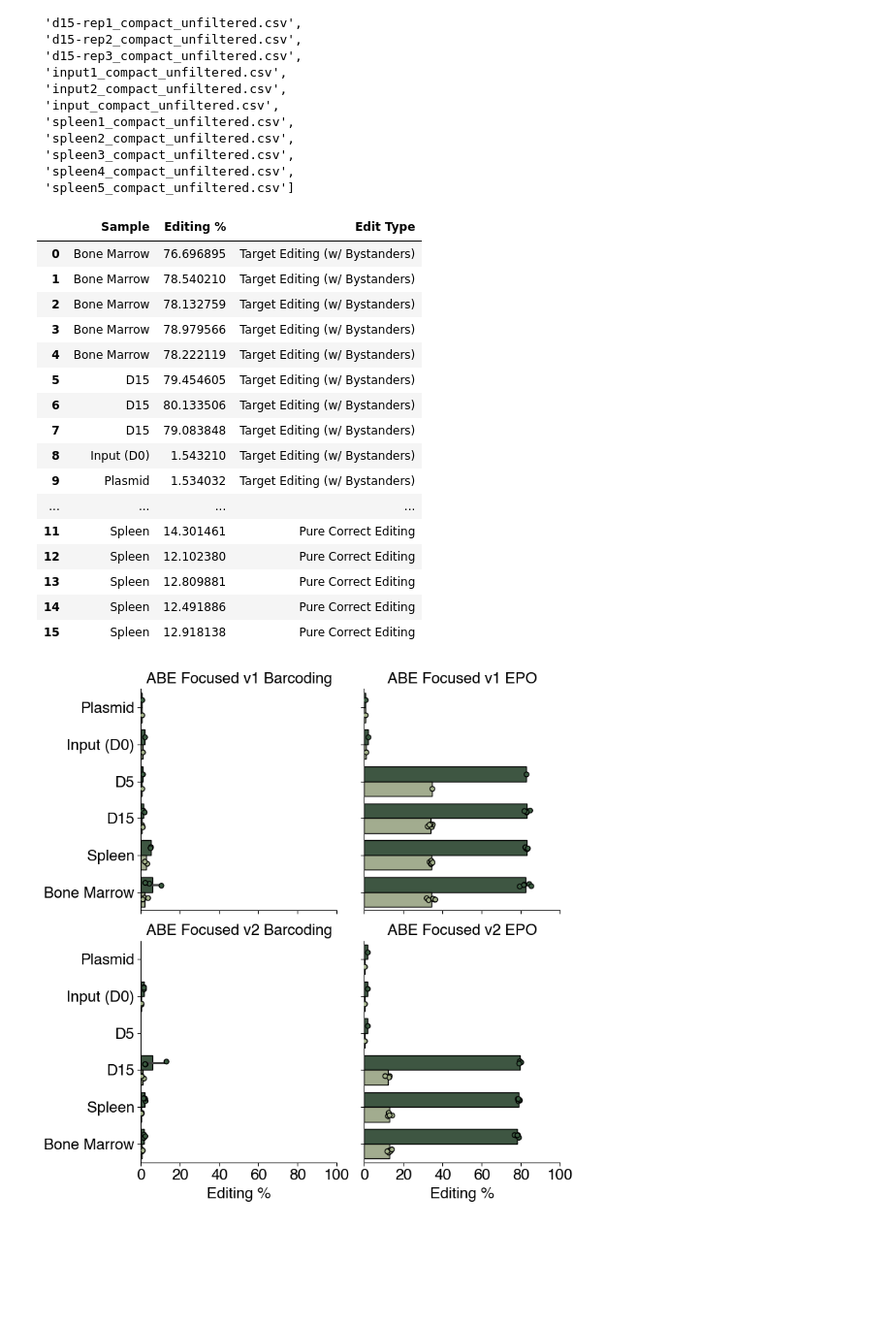
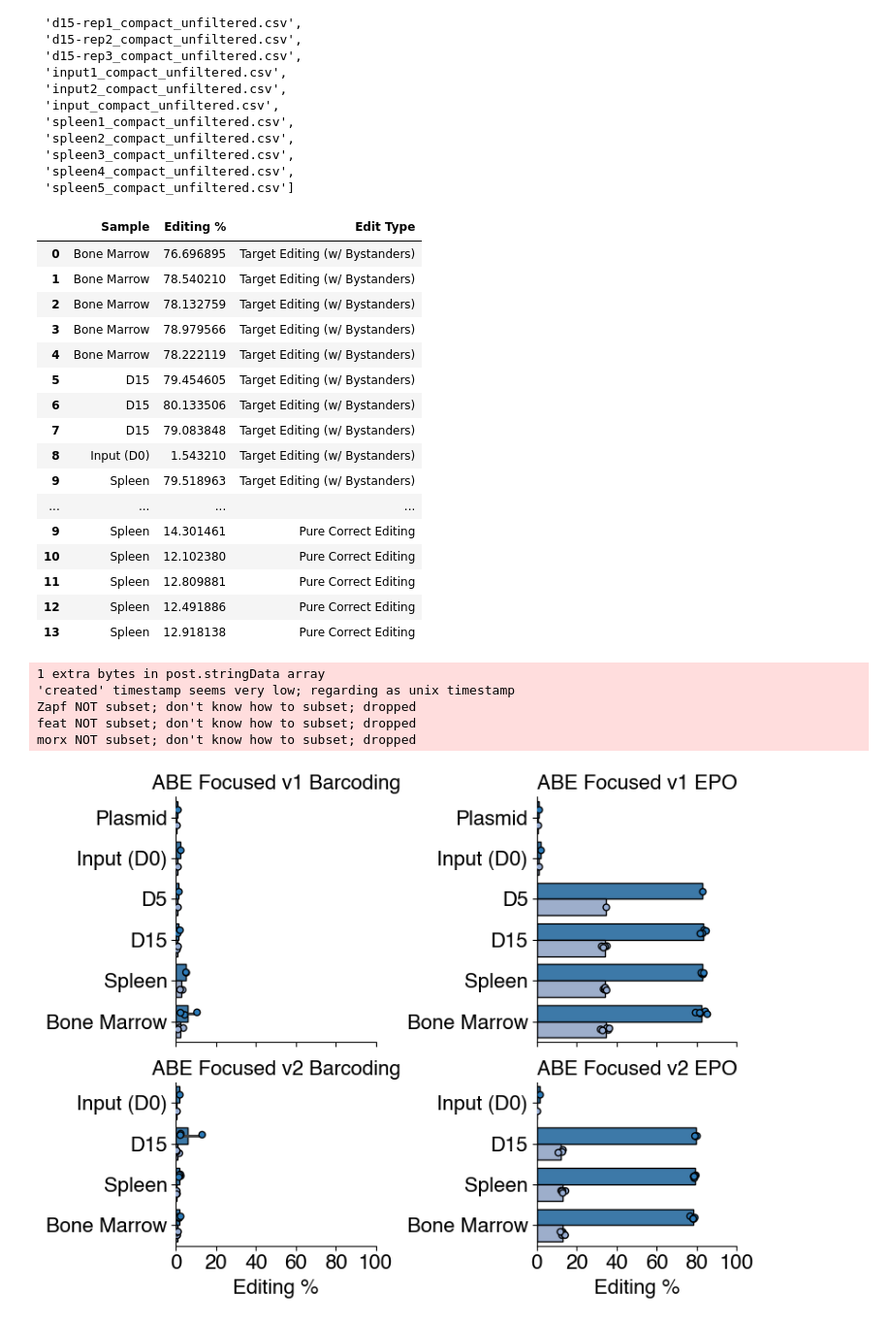
Before and after one commit to kexindon/B-ALL-in-vivo-base-editing, a Jupyter notebook: supplemental_focused_qc.ipynb, the cells around one changed output. Shown at 97% size. Drawn from its saved outputs; the diff is of its cells as text; code cells hidden in the pictures; blank space fills up the shorter version.

Commit message:
updated supplemental figure generation

```diff
--- a/supplemental_focused_qc.ipynb
+++ b/supplemental_focused_qc.ipynb
@@ -23,6 +23,10 @@ ABE_EPO_v2_RAW = sorted(os.listdir(f'{fp2}/ABE_EPO'))
 #set filters for minimum number of sensor reads
 min_sensor_reads = 50
 name_dict = { 'spleen':'Spleen', 'bm':'Bone Marrow', 'd5':'D5', 'd15':'D15', 'lib':'Plasmid', 'input':'Input (D0)'}
+
+blues  = sns.color_palette('Blues').as_hex()
+teals  = sns.color_palette('BuPu').as_hex()
+edit_palette = [blues[4], teals[2]]
 # %%
 FOCUSED = pd.read_csv(BASE + 'MBESv2_focused.csv')
 ABE = FOCUSED[(FOCUSED['Editor']=='ABE') & (FOCUSED['classification']=='targeting guide')]
@@ -74,9 +78,9 @@ t = []
 corr = []
 name = []
 
-# bm1-5, d15 1-3, input1/2/input, spleen1/2/4/5 (no spleen3)
-ABE_BC_v2_RAW_USED = [ABE_BC_v2_RAW[i] for i in [0,1,2,3,4, 5,6,7, 8,9,10, 11,12,13,14]]
-list_samples = ['bm']*5+['d15']*3+['input']*3+['spleen']*4
+# bm1-5, d15 1-3, input only (no input1/input2), spleen1/2/4/5 (no spleen3)
+ABE_BC_v2_RAW_USED = [ABE_BC_v2_RAW[i] for i in [0,1,2,3,4, 5,6,7, 10, 11,12,13,14]]
+list_samples = ['bm']*5+['d15']*3+['input']+['spleen']*4
 
 for i in ABE_BC_v2_RAW_USED:
     g = pd.read_csv(f'{fp2}/ABE_BC/{i}').rename(columns = {'Guide_ID':'gRNA_id'})
@@ -214,13 +216,16 @@ t = []
 corr = []
 name = []
 
-for i in ABE_EPO_v2_RAW:
+# bm1-5, d15 1-3, input only (no input1/input2), spleen1-5
+ABE_EPO_v2_RAW_USED = [ABE_EPO_v2_RAW[i] for i in [0,1,2,3,4, 5,6,7, 10, 11,12,13,14,15]]
+list_samples = ['bm']*5+['d15']*3+['input']+['spleen']*5
+
+for i in ABE_EPO_v2_RAW_USED:
     g = pd.read_csv(f'{fp2}/ABE_EPO/{i}').rename(columns = {'Guide_ID':'gRNA_id'})
     g2 = pd.merge(g, ABE, on='gRNA_id')
     g2 = g2[g2['Reads_aligned_all_amplicons']>=min_sensor_reads]
     t.append(np.average(g2['target_base_edit_perc']))
     corr.append(np.average(g2['corr_perc']))
-list_samples = ['bm']*5+['d15']*3+['input','lib','d5']+['spleen']*5
 # %%
 ABE_EPO_v2_RAW
 # %% [output]
@@ -261,55 +266,63 @@ ABE_EPO_EDITING_V2
 | 6 | D15 | 80.133506 | Target Editing (w/ Bystanders) |
 | 7 | D15 | 79.083848 | Target Editing (w/ Bystanders) |
 | 8 | Input (D0) | 1.543210 | Target Editing (w/ Bystanders) |
-| 9 | Plasmid | 1.534032 | Target Editing (w/ Bystanders) |
+| 9 | Spleen | 79.518963 | Target Editing (w/ Bystanders) |
 | ... | ... | ... | ... |
-| 11 | Spleen | 14.301461 | Pure Correct Editing |
-| 12 | Spleen | 12.102380 | Pure Correct Editing |
-| 13 | Spleen | 12.809881 | Pure Correct Editing |
-| 14 | Spleen | 12.491886 | Pure Correct Editing |
-| 15 | Spleen | 12.918138 | Pure Correct Editing |
+| 9 | Spleen | 14.301461 | Pure Correct Editing |
+| 10 | Spleen | 12.102380 | Pure Correct Editing |
+| 11 | Spleen | 12.809881 | Pure Correct Editing |
+| 12 | Spleen | 12.491886 | Pure Correct Editing |
+| 13 | Spleen | 12.918138 | Pure Correct Editing |
 # %%
-fig, ax = plt.subplots(2,2, figsize=(8,8), sharey=True, sharex=True)
-order = ['Plasmid', 'Input (D0)', 'D5', 'D15', 'Spleen', 'Bone Marrow']
+fig, ax = plt.subplots(2,2, figsize=(8,6), sharey=False, sharex=True,
+                        gridspec_kw={'height_ratios': [6, 4]})
+order_v1 = ['Plasmid', 'Input (D0)', 'D5', 'D15', 'Spleen', 'Bone Marrow']
+order_v2 = ['Input (D0)', 'D15', 'Spleen', 'Bone Marrow']
 
-sns.barplot(data = ABE_BC_EDITING, y='Sample', x='Editing %', hue='Edit Type', ax=ax[0][0], edgecolor='black', linewidth=1, palette = ['#3a5a40', '#a3b18a'], order=order)
-sns.barplot(data = ABE_EPO_EDITING, y='Sample', x='Editing %', hue='Edit Type', ax=ax[0][1], edgecolor='black', linewidth=1, palette = ['#3a5a40', '#a3b18a'],order=order)
-sns.barplot(data = ABE_BC_EDITING_V2, y='Sample', x='Editing %', hue='Edit Type', ax=ax[1][0], edgecolor='black', linewidth=1, palette = ['#3a5a40', '#a3b18a'], order=order)
-sns.barplot(data = ABE_EPO_EDITING_V2, y='Sample', x='Editing %', hue='Edit Type', ax=ax[1][1], edgecolor='black', linewidth=1, palette = ['#3a5a40', '#a3b18a'],order=order)
+sns.barplot(data = ABE_BC_EDITING, y='Sample', x='Editing %', hue='Edit Type', ax=ax[0][0], edgecolor='black', linewidth=1, palette = edit_palette, order=order_v1)
+sns.barplot(data = ABE_EPO_EDITING, y='Sample', x='Editing %', hue='Edit Type', ax=ax[0][1], edgecolor='black', linewidth=1, palette = edit_palette, order=order_v1)
+sns.barplot(data = ABE_BC_EDITING_V2, y='Sample', x='Editing %', hue='Edit Type', ax=ax[1][0], edgecolor='black', linewidth=1, palette = edit_palette, order=order_v2)
+sns.barplot(data = ABE_EPO_EDITING_V2, y='Sample', x='Editing %', hue='Edit Type', ax=ax[1][1], edgecolor='black', linewidth=1, palette = edit_palette, order=order_v2)
 
-sns.stripplot(data = ABE_BC_EDITING, y='Sample', x='Editing %', hue='Edit Type', ax=ax[0][0], edgecolor='black', linewidth=1, palette = ['#3a5a40', '#a3b18a'], order=order, dodge=True, s=5)
-sns.stripplot(data = ABE_EPO_EDITING, y='Sample', x='Editing %', hue='Edit Type', ax=ax[0][1], edgecolor='black', linewidth=1, palette = ['#3a5a40', '#a3b18a'],order=order, dodge=True, s=5)
-sns.stripplot(data = ABE_BC_EDITING_V2, y='Sample', x='Editing %', hue='Edit Type', ax=ax[1][0], edgecolor='black', linewidth=1, palette = ['#3a5a40', '#a3b18a'], order=order, dodge=True, s=5)
-sns.stripplot(data = ABE_EPO_EDITING_V2, y='Sample', x='Editing %', hue='Edit Type', ax=ax[1][1], edgecolor='black', linewidth=1, palette =['#3a5a40', '#a3b18a'],order=order, dodge=True, s=5)
+sns.stripplot(data = ABE_BC_EDITING, y='Sample', x='Editing %', hue='Edit Type', ax=ax[0][0], edgecolor='black', linewidth=1, palette = edit_palette, order=order_v1, dodge=True, s=5)
+sns.stripplot(data = ABE_EPO_EDITING, y='Sample', x='Editing %', hue='Edit Type', ax=ax[0][1], edgecolor='black', linewidth=1, palette = edit_palette, order=order_v1, dodge=True, s=5)
+sns.stripplot(data = ABE_BC_EDITING_V2, y='Sample', x='Editing %', hue='Edit Type', ax=ax[1][0], edgecolor='black', linewidth=1, palette = edit_palette, order=order_v2, dodge=True, s=5)
+sns.stripplot(data = ABE_EPO_EDITING_V2, y='Sample', x='Editing %', hue='Edit Type', ax=ax[1][1], edgecolor='black', linewidth=1, palette = edit_palette, order=order_v2, dodge=True, s=5)
 
 ax[0][0].legend([],[], frameon=False)
 ax[0][1].legend([],[], frameon=False)
 ax[1][0].legend([],[], frameon=False)
 ax[1][1].legend([],[], frameon=False)
 
 ax[0][0].set_ylabel('')
+ax[0][1].set_ylabel('')
 ax[1][0].set_ylabel('')
+ax[1][1].set_ylabel('')
 ax[0][0].set_xticks([0,20,40,60,80,100])
 
 ax[0][0].spines[['top', 'right']].set_visible(False)
 ax[0][0].tick_params(axis='both', which='major', labelsize=16,)
 ax[1][0].spines[['top', 'right']].set_visible(False)
 ax[1][0].tick_params(axis='both', which='major', labelsize=16,)
-
+ax[0][1].spines[['top', 'right']].set_visible(False)
+ax[0][1].tick_params(axis='both', which='major', labelsize=16,)
+ax[1][1].spines[['top', 'right']].set_visible(False)
+ax[1][1].tick_params(axis='both', which='major', labelsize=16,)
 
 ax[0][0].set_title('ABE Focused v1 Barcoding', fontsize = 16)
 ax[0][1].set_title('ABE Focused v1 EPO', fontsize = 16)
 ax[1][0].set_title('ABE Focused v2 Barcoding', fontsize = 16)
 ax[1][1].set_title('ABE Focused v2 EPO', fontsize = 16)
 
 ax[1][0].set_xlabel('Editing %', fontsize=16)
 ax[1][1].set_xlabel('Editing %', fontsize=16)
 
-ax[0][1].spines[['top', 'right']].set_visible(False)
-ax[0][1].tick_params(axis='both', which='major', labelsize=16,)
-ax[1][1].spines[['top', 'right']].set_visible(False)
-ax[1][1].tick_params(axis='both', which='major', labelsize=16,)
 fig.tight_layout()
-# fig.savefig('figures_new_cbe/5_avg_editing.pdf')
+fig.savefig('figures/supp/editing.pdf')
 # %% [output]
+1 extra bytes in post.stringData array
+'created' timestamp seems very low; regarding as unix timestamp
+Zapf NOT subset; don't know how to subset; dropped
+feat NOT subset; don't know how to subset; dropped
+morx NOT subset; don't know how to subset; dropped
-[figure, old version]
+[figure, new version]
```
Also changed, not shown: parts of 5 cells of this notebook, 3 other files.
